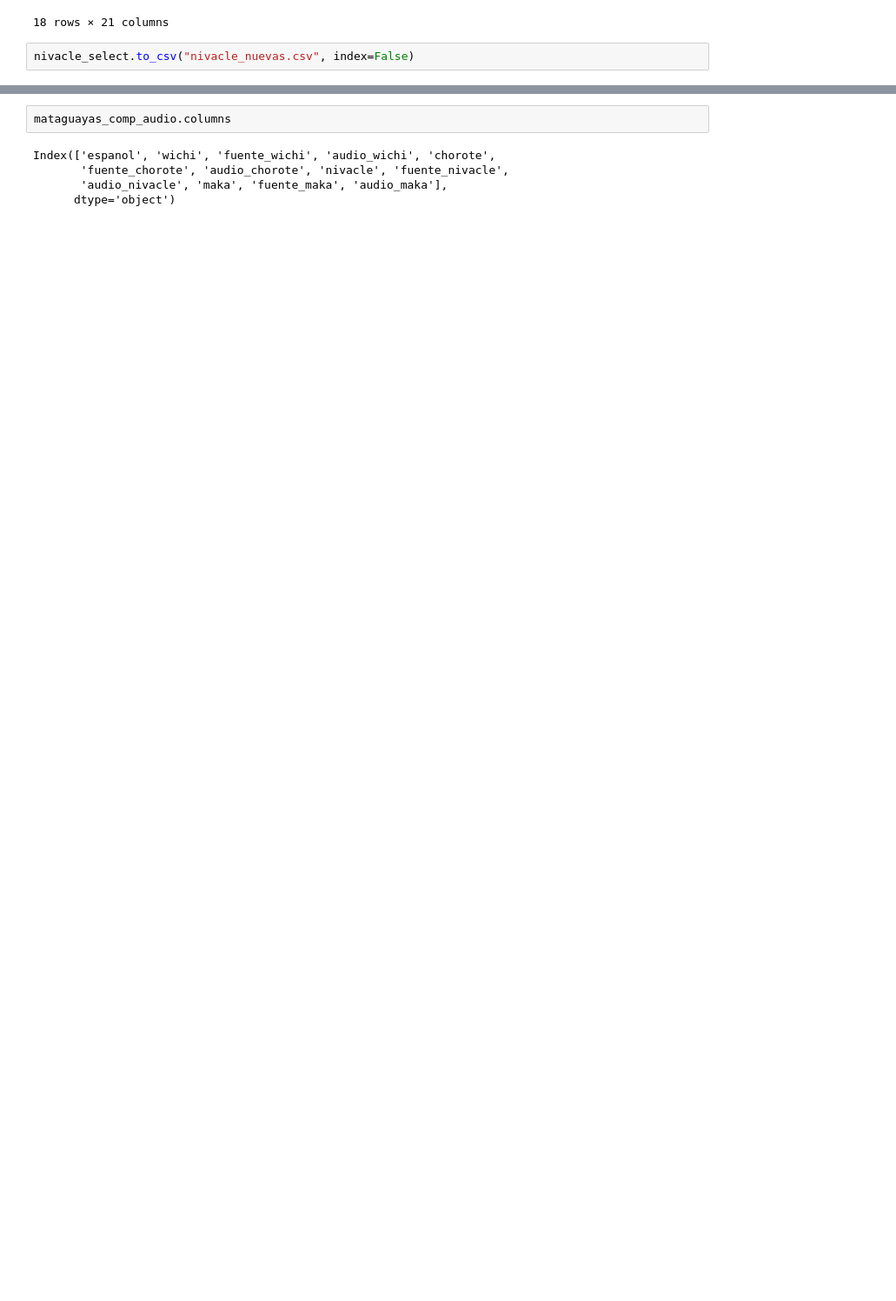
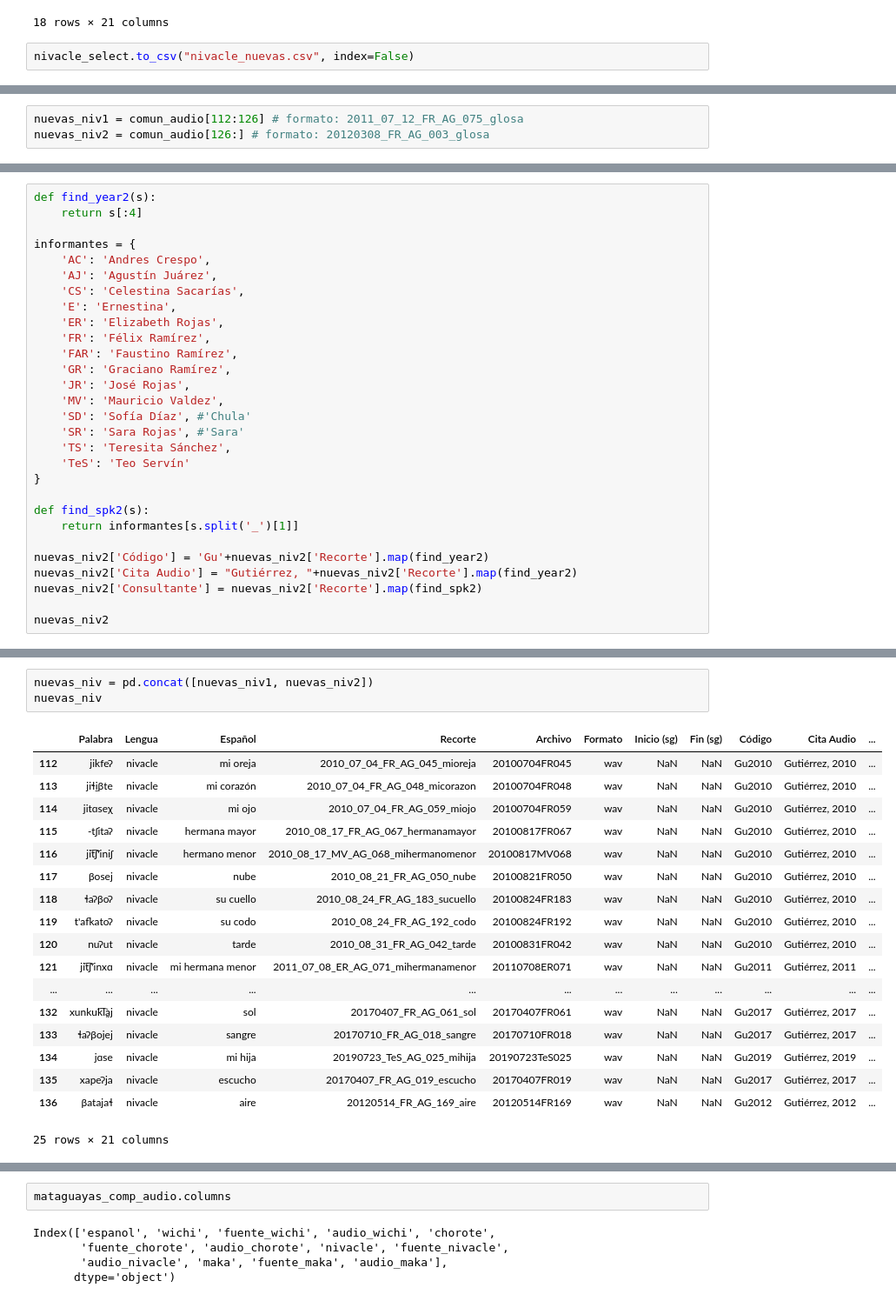
Before and after one commit to nidiah/PICT-2020, a Jupyter notebook: update-nivacle-words.ipynb, the cells around one changed output, grey strips where cells are left out. Shown: that part at 87% size. Saved outputs shown, nothing was run; the diff lists cells and outputs as text; blank space fills up the shorter version.

```diff
--- a/update-nivacle-words.ipynb
+++ b/update-nivacle-words.ipynb
@@ -214,0 +141,3 @@ Index(['Palabra', 'Lengua', 'Español', 'Recorte', 'Archivo', 'Formato',
+# %%
+nuevas_niv1 = comun_audio[112:126] # formato: 2011_07_12_FR_AG_075_glosa
+nuevas_niv2 = comun_audio[126:] # formato: 20120308_FR_AG_003_glosa
@@ -214,0 +258,29 @@ Index(['Palabra', 'Lengua', 'Español', 'Recorte', 'Archivo', 'Formato',
+# %%
+def find_year2(s):
+    return s[:4]
+
+informantes = {
+    'AC': 'Andres Crespo',
+    'AJ': 'Agustín Juárez',
+    'CS': 'Celestina Sacarías',
+    'E': 'Ernestina',
+    'ER': 'Elizabeth Rojas',
+    'FR': 'Félix Ramírez',
+    'FAR': 'Faustino Ramírez',
+    'GR': 'Graciano Ramírez',
+    'JR': 'José Rojas',
+    'MV': 'Mauricio Valdez',
+    'SD': 'Sofía Díaz', #'Chula'
+    'SR': 'Sara Rojas', #'Sara'
+    'TS': 'Teresita Sánchez',
+    'TeS': 'Teo Servín'
+}
+
+def find_spk2(s):
+    return informantes[s.split('_')[1]]
+
+nuevas_niv2['Código'] = 'Gu'+nuevas_niv2['Recorte'].map(find_year2)
+nuevas_niv2['Cita Audio'] = "Gutiérrez, "+nuevas_niv2['Recorte'].map(find_year2)
+nuevas_niv2['Consultante'] = nuevas_niv2['Recorte'].map(find_spk2)
+
+nuevas_niv2
@@ -214,0 +313,22 @@ Index(['Palabra', 'Lengua', 'Español', 'Recorte', 'Archivo', 'Formato',
+# %%
+nuevas_niv = pd.concat([nuevas_niv1, nuevas_niv2])
+nuevas_niv
+# %% [output]
+|  | Palabra | Lengua | Español | Recorte | Archivo | Formato | Inicio (sg) | Fin (sg) | Código | Cita Audio | ... |
+| 112 | jikfeʔ | nivacle | mi oreja | 2010_07_04_FR_AG_045_mioreja | 20100704FR045 | wav | NaN | NaN | Gu2010 | Gutiérrez, 2010 | ... |
+| 113 | jiɬḭβte | nivacle | mi corazón | 2010_07_04_FR_AG_048_micorazon | 20100704FR048 | wav | NaN | NaN | Gu2010 | Gutiérrez, 2010 | ... |
+| 114 | jitɑseχ | nivacle | mi ojo | 2010_07_04_FR_AG_059_miojo | 20100704FR059 | wav | NaN | NaN | Gu2010 | Gutiérrez, 2010 | ... |
+| 115 | -tʃitaʔ | nivacle | hermana mayor | 2010_08_17_FR_AG_067_hermanamayor | 20100817FR067 | wav | NaN | NaN | Gu2010 | Gutiérrez, 2010 | ... |
+| 116 | jit͡ʃ'iniʃ | nivacle | hermano menor | 2010_08_17_MV_AG_068_mihermanomenor | 20100817MV068 | wav | NaN | NaN | Gu2010 | Gutiérrez, 2010 | ... |
+| 117 | βosej | nivacle | nube | 2010_08_21_FR_AG_050_nube | 20100821FR050 | wav | NaN | NaN | Gu2010 | Gutiérrez, 2010 | ... |
+| 118 | ɬaʔβoʔ | nivacle | su cuello | 2010_08_24_FR_AG_183_sucuello | 20100824FR183 | wav | NaN | NaN | Gu2010 | Gutiérrez, 2010 | ... |
+| 119 | t'afkatoʔ | nivacle | su codo | 2010_08_24_FR_AG_192_codo | 20100824FR192 | wav | NaN | NaN | Gu2010 | Gutiérrez, 2010 | ... |
+| 120 | nuʔut | nivacle | tarde | 2010_08_31_FR_AG_042_tarde | 20100831FR042 | wav | NaN | NaN | Gu2010 | Gutiérrez, 2010 | ... |
+| 121 | jit͡ʃ'inxɑ | nivacle | mi hermana menor | 2011_07_08_ER_AG_071_mihermanamenor | 20110708ER071 | wav | NaN | NaN | Gu2011 | Gutiérrez, 2011 | ... |
+| ... | ... | ... | ... | ... | ... | ... | ... | ... | ... | ... | ... |
+| 132 | xunkuk͡la̰j | nivacle | sol | 20170407_FR_AG_061_sol | 20170407FR061 | wav | NaN | NaN | Gu2017 | Gutiérrez, 2017 | ... |
+| 133 | ɬaʔβojej | nivacle | sangre | 20170710_FR_AG_018_sangre | 20170710FR018 | wav | NaN | NaN | Gu2017 | Gutiérrez, 2017 | ... |
+| 134 | jɑse | nivacle | mi hija | 20190723_TeS_AG_025_mihija | 20190723TeS025 | wav | NaN | NaN | Gu2019 | Gutiérrez, 2019 | ... |
+| 135 | xapeʔja | nivacle | escucho | 20170407_FR_AG_019_escucho | 20170407FR019 | wav | NaN | NaN | Gu2017 | Gutiérrez, 2017 | ... |
+| 136 | βatajaɬ | nivacle | aire | 20120514_FR_AG_169_aire | 20120514FR169 | wav | NaN | NaN | Gu2012 | Gutiérrez, 2012 | ... |
+25 rows × 21 columns
```
Also changed, not shown: parts of 13 cells of this notebook.
